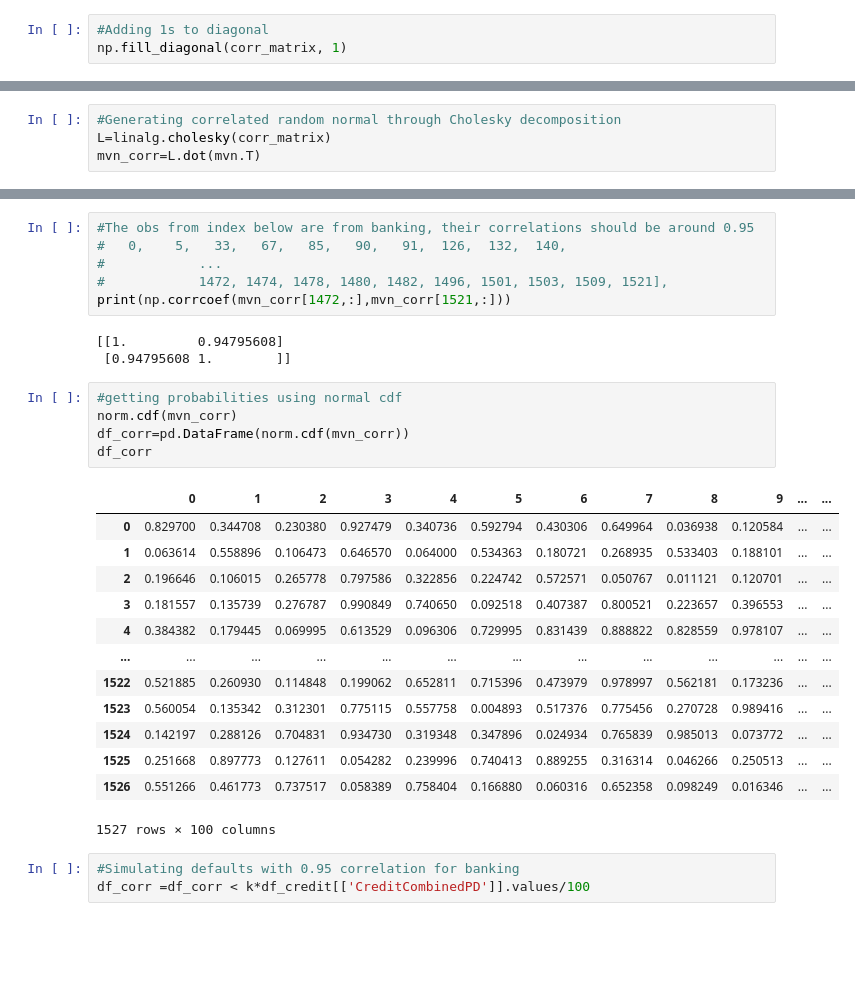
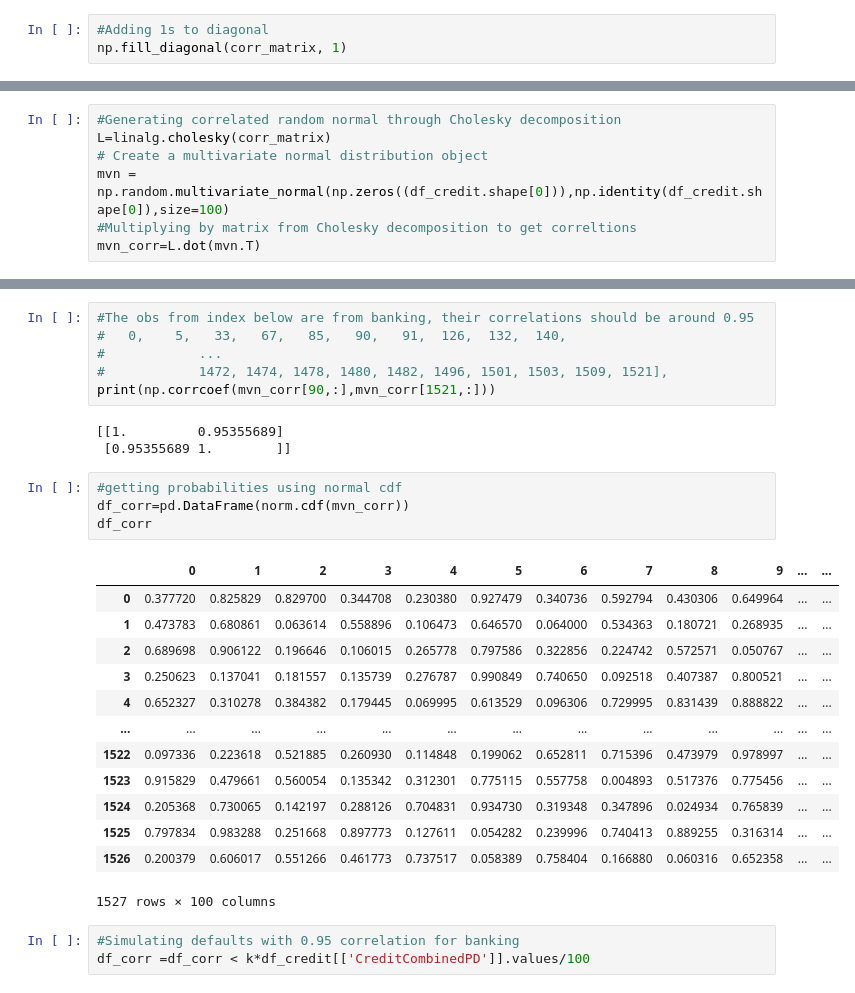
Before and after one commit to wczubal1/BloombergTask, a Jupyter notebook: BloombergTaskWitoldCzubala.ipynb, the cells around one changed output, grey strips where cells are left out. Drawn from its saved outputs; the diff is of its cells as text; blank space fills up the shorter version.

```diff
--- a/BloombergTaskWitoldCzubala.ipynb
+++ b/BloombergTaskWitoldCzubala.ipynb
@@ -306,4 +298,7 @@ np.fill_diagonal(corr_matrix, 1)
 # %%
 #Generating correlated random normal through Cholesky decomposition
 L=linalg.cholesky(corr_matrix)
+# Create a multivariate normal distribution object
+mvn = np.random.multivariate_normal(np.zeros((df_credit.shape[0])),np.identity(df_credit.shape[0]),size=100)
+#Multiplying by matrix from Cholesky decomposition to get correltions
 mvn_corr=L.dot(mvn.T)
@@ -312,28 +315,27 @@ mvn_corr=L.dot(mvn.T)
 #   0,    5,   33,   67,   85,   90,   91,  126,  132,  140,
 #            ...
 #            1472, 1474, 1478, 1480, 1482, 1496, 1501, 1503, 1509, 1521],
-print(np.corrcoef(mvn_corr[1472,:],mvn_corr[1521,:]))
+print(np.corrcoef(mvn_corr[90,:],mvn_corr[1521,:]))
 # %% [output]
-[[1.         0.94795608]
- [0.94795608 1.        ]]
+[[1.         0.95355689]
+ [0.95355689 1.        ]]
 # %%
 #getting probabilities using normal cdf
-norm.cdf(mvn_corr)
 df_corr=pd.DataFrame(norm.cdf(mvn_corr))
 df_corr
 # %% [output]
 |  | 0 | 1 | 2 | 3 | 4 | 5 | 6 | 7 | 8 | 9 | ... | ... |
-| 0 | 0.829700 | 0.344708 | 0.230380 | 0.927479 | 0.340736 | 0.592794 | 0.430306 | 0.649964 | 0.036938 | 0.120584 | ... | ... |
-| 1 | 0.063614 | 0.558896 | 0.106473 | 0.646570 | 0.064000 | 0.534363 | 0.180721 | 0.268935 | 0.533403 | 0.188101 | ... | ... |
-| 2 | 0.196646 | 0.106015 | 0.265778 | 0.797586 | 0.322856 | 0.224742 | 0.572571 | 0.050767 | 0.011121 | 0.120701 | ... | ... |
-| 3 | 0.181557 | 0.135739 | 0.276787 | 0.990849 | 0.740650 | 0.092518 | 0.407387 | 0.800521 | 0.223657 | 0.396553 | ... | ... |
-| 4 | 0.384382 | 0.179445 | 0.069995 | 0.613529 | 0.096306 | 0.729995 | 0.831439 | 0.888822 | 0.828559 | 0.978107 | ... | ... |
+| 0 | 0.377720 | 0.825829 | 0.829700 | 0.344708 | 0.230380 | 0.927479 | 0.340736 | 0.592794 | 0.430306 | 0.649964 | ... | ... |
+| 1 | 0.473783 | 0.680861 | 0.063614 | 0.558896 | 0.106473 | 0.646570 | 0.064000 | 0.534363 | 0.180721 | 0.268935 | ... | ... |
+| 2 | 0.689698 | 0.906122 | 0.196646 | 0.106015 | 0.265778 | 0.797586 | 0.322856 | 0.224742 | 0.572571 | 0.050767 | ... | ... |
+| 3 | 0.250623 | 0.137041 | 0.181557 | 0.135739 | 0.276787 | 0.990849 | 0.740650 | 0.092518 | 0.407387 | 0.800521 | ... | ... |
+| 4 | 0.652327 | 0.310278 | 0.384382 | 0.179445 | 0.069995 | 0.613529 | 0.096306 | 0.729995 | 0.831439 | 0.888822 | ... | ... |
 | ... | ... | ... | ... | ... | ... | ... | ... | ... | ... | ... | ... | ... |
-| 1522 | 0.521885 | 0.260930 | 0.114848 | 0.199062 | 0.652811 | 0.715396 | 0.473979 | 0.978997 | 0.562181 | 0.173236 | ... | ... |
-| 1523 | 0.560054 | 0.135342 | 0.312301 | 0.775115 | 0.557758 | 0.004893 | 0.517376 | 0.775456 | 0.270728 | 0.989416 | ... | ... |
-| 1524 | 0.142197 | 0.288126 | 0.704831 | 0.934730 | 0.319348 | 0.347896 | 0.024934 | 0.765839 | 0.985013 | 0.073772 | ... | ... |
-| 1525 | 0.251668 | 0.897773 | 0.127611 | 0.054282 | 0.239996 | 0.740413 | 0.889255 | 0.316314 | 0.046266 | 0.250513 | ... | ... |
-| 1526 | 0.551266 | 0.461773 | 0.737517 | 0.058389 | 0.758404 | 0.166880 | 0.060316 | 0.652358 | 0.098249 | 0.016346 | ... | ... |
+| 1522 | 0.097336 | 0.223618 | 0.521885 | 0.260930 | 0.114848 | 0.199062 | 0.652811 | 0.715396 | 0.473979 | 0.978997 | ... | ... |
+| 1523 | 0.915829 | 0.479661 | 0.560054 | 0.135342 | 0.312301 | 0.775115 | 0.557758 | 0.004893 | 0.517376 | 0.775456 | ... | ... |
+| 1524 | 0.205368 | 0.730065 | 0.142197 | 0.288126 | 0.704831 | 0.934730 | 0.319348 | 0.347896 | 0.024934 | 0.765839 | ... | ... |
+| 1525 | 0.797834 | 0.983288 | 0.251668 | 0.897773 | 0.127611 | 0.054282 | 0.239996 | 0.740413 | 0.889255 | 0.316314 | ... | ... |
+| 1526 | 0.200379 | 0.606017 | 0.551266 | 0.461773 | 0.737517 | 0.058389 | 0.758404 | 0.166880 | 0.060316 | 0.652358 | ... | ... |
 1527 rows × 100 columns
 # %%
 #Simulating defaults with 0.95 correlation for banking
```
Also changed, not shown: parts of 32 cells of this notebook.
